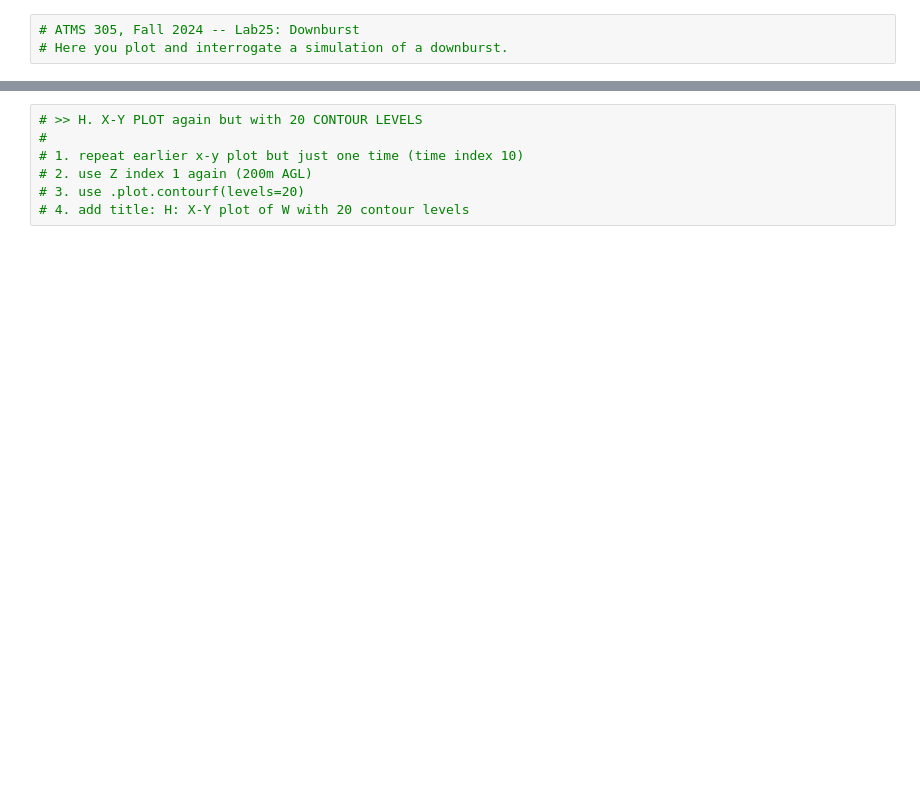
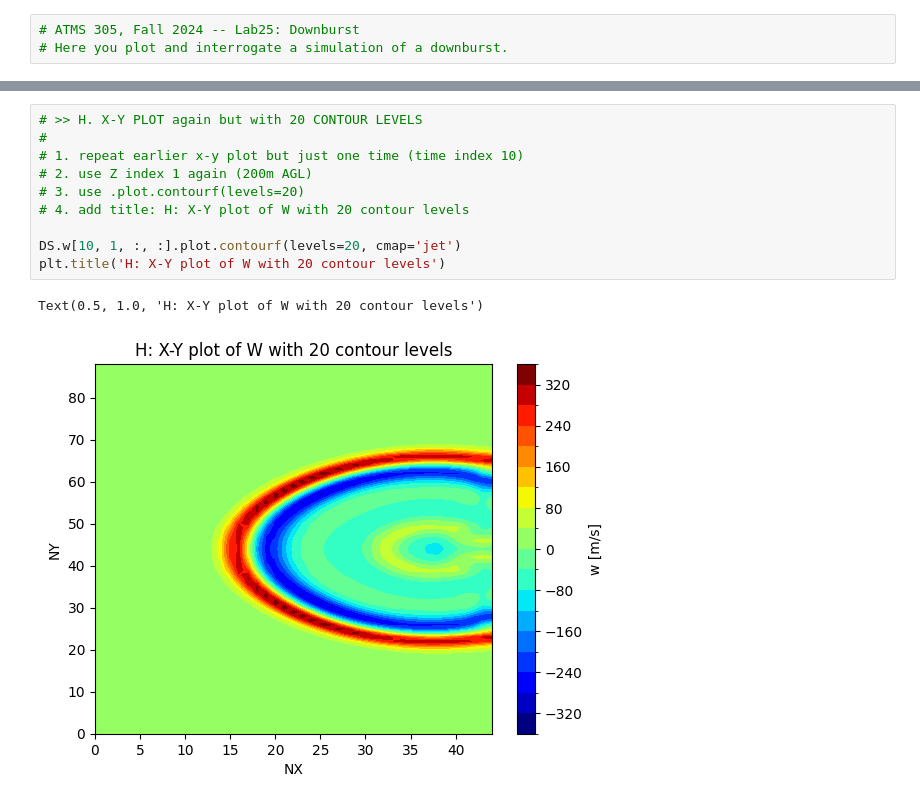
Before and after one commit to TheoXiong7/ATMS-305, a Jupyter notebook: lab25/Lab25_Downburst.ipynb, the cells around one changed output, grey strips where cells are left out. Drawn from its saved outputs; the diff is of its cells as text; blank space fills up the shorter version.

```diff
--- a/lab25/Lab25_Downburst.ipynb
+++ b/lab25/Lab25_Downburst.ipynb
@@ -107,10 +201,16 @@
 # %%
 # >> H. X-Y PLOT again but with 20 CONTOUR LEVELS
 #
 # 1. repeat earlier x-y plot but just one time (time index 10)
 # 2. use Z index 1 again (200m AGL)
 # 3. use .plot.contourf(levels=20)
 # 4. add title: H: X-Y plot of W with 20 contour levels
+
+DS.w[10, 1, :, :].plot.contourf(levels=20, cmap='jet')
+plt.title('H: X-Y plot of W with 20 contour levels')
+# %% [output]
+Text(0.5, 1.0, 'H: X-Y plot of W with 20 contour levels')
+[figure, added]
 # %%
 # >> I. 6-PANEL X-Y PLOT of TEMPERATURE
 #
```
Also changed, not shown: parts of 12 cells of this notebook, 14 other files.
